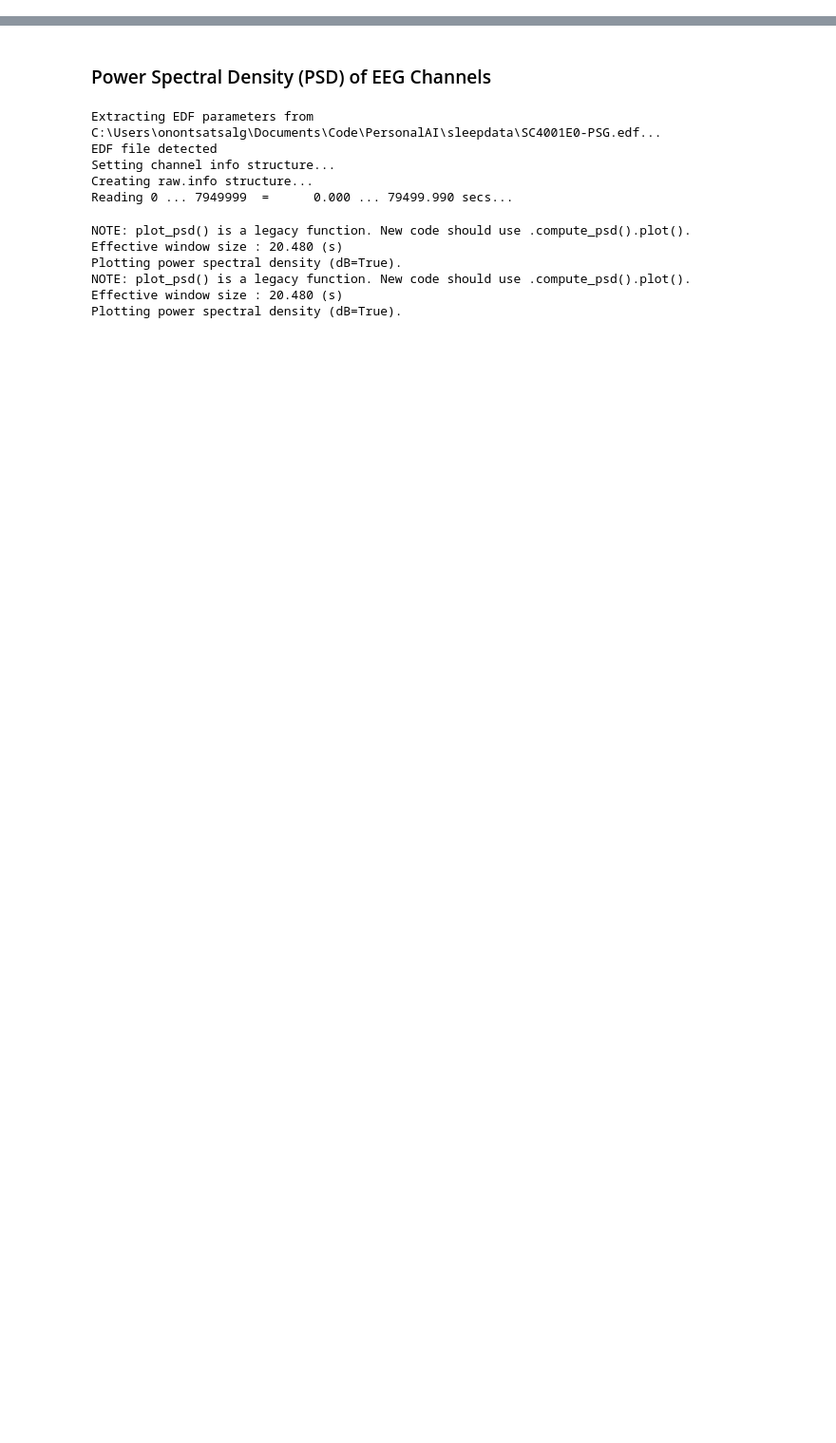
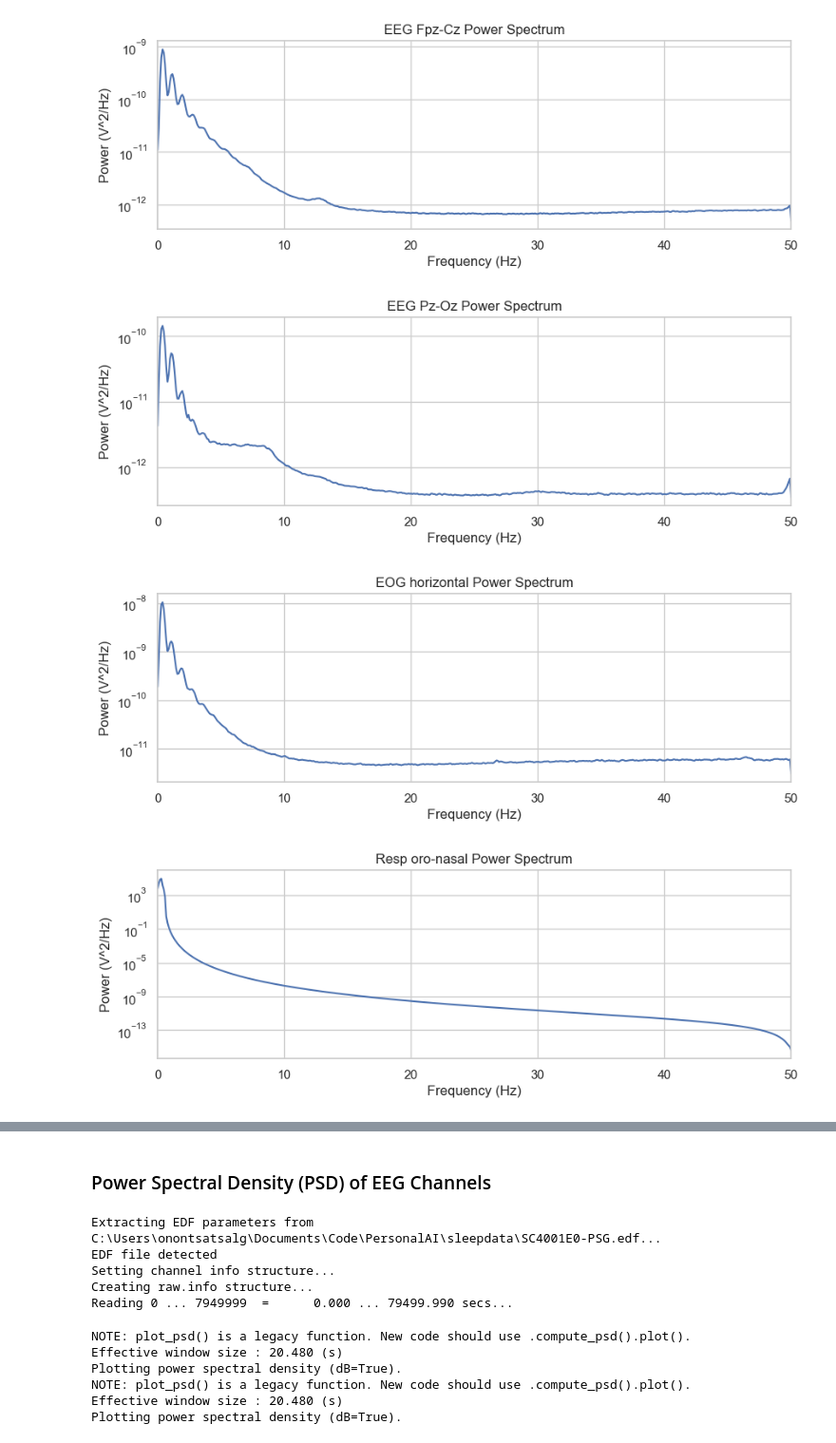
Before and after one commit to OGantsog/Sleep-staging-EEG, a Jupyter notebook: Nov13-Sleep data analysis.ipynb, the cells around one changed output, grey strips where cells are left out. Shown at 95% size. Drawn from its saved outputs; the diff is of its cells as text; code cells hidden in the pictures; blank space fills up the shorter version.

```diff
--- a/Nov13-Sleep data analysis.ipynb
+++ b/Nov13-Sleep data analysis.ipynb
@@ -42,10 +69,26 @@ def visualize_channel(channel_name='EEG Fpz-Cz'):
 
     # Create a line plot using seaborn
     sns.set(style="whitegrid")
-    plt.figure(figsize=(12, 4))
+    plt.figure(figsize=(12, 3))
     sns.lineplot(x=times_60s, y=data_60s)
     plt.title(f"Signal from Channel: {channel_name} (First 60 seconds)")
     plt.xlabel("Time (s)")
     plt.ylabel("Amplitude (µV)")
     plt.tight_layout()
     plt.show()
+# %%
+def visualize_frequency(channel_name):
+    fs = raw.info['sfreq']
+    segment = raw[channel_name][0][:600]  # First 60 seconds
+    frequencies, psd = welch(segment, fs=fs, nperseg=1024)
+    #frequencies, psd = welch(raw[channel_name][0], fs=fs, nperseg=1024)
+    df = pd.DataFrame({'Frequency (Hz)': frequencies, 'Power': psd[0]})
+    sns.set(style="whitegrid")
+    plt.figure(figsize=(10, 3))
+    ax = sns.lineplot(x='Frequency (Hz)', y='Power', data=df)
+    plt.title(channel_name + ' Power Spectrum')
+    plt.xlabel('Frequency (Hz)')
+    plt.ylabel('Power (V^2/Hz)')
+    plt.xlim(0, 50)  # Limit to 0–60 Hz for EEG
+    ax.set_yscale('log')
+    plt.show()
@@ -62,0 +161,8 @@ for channl in raw.ch_names:
+# %%
+for channl in raw.ch_names:
+    visualize_frequency(channl)
+# %% [output]
+[figure, added]
+[figure, added]
+[figure, added]
+[figure, added]
```
Also changed, not shown: parts of 13 cells of this notebook.
